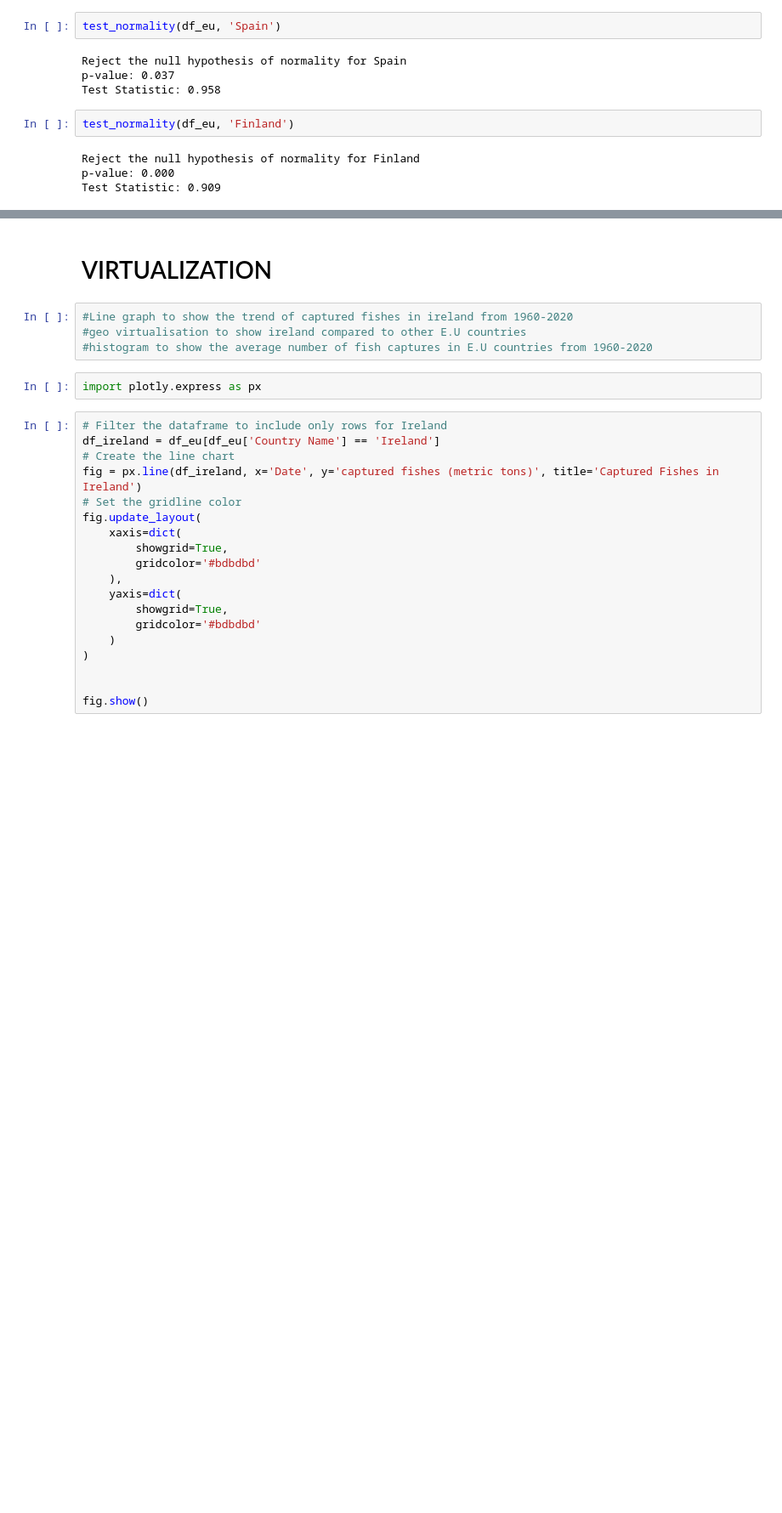
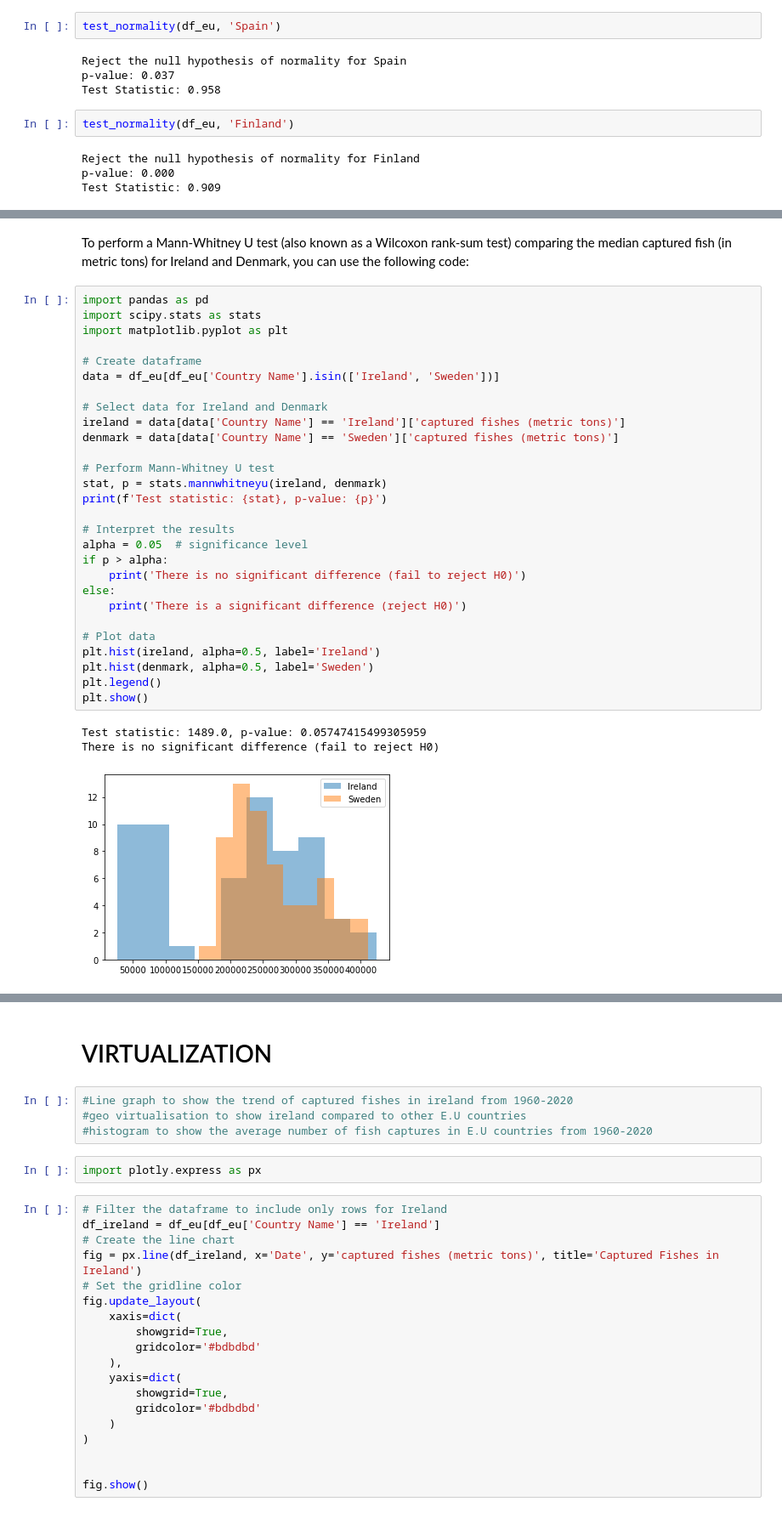
Before and after one commit to obinna345/CA2, a Jupyter notebook: CA__2.ipynb, the cells around one changed output, grey strips where cells are left out. Shown at 85% size. Saved outputs shown, nothing was run; the diff lists cells and outputs as text; blank space fills up the shorter version.

```diff
--- a/CA__2.ipynb
+++ b/CA__2.ipynb
@@ -252,0 +293,34 @@ There is a significant difference (reject H0)
+# %% [markdown]
+To perform a Mann-Whitney U test (also known as a Wilcoxon rank-sum test) comparing the median captured fish (in metric tons) for Ireland and Denmark, you can use the following code:
+# %%
+import pandas as pd
+import scipy.stats as stats
+import matplotlib.pyplot as plt
+
+# Create dataframe
+data = df_eu[df_eu['Country Name'].isin(['Ireland', 'Sweden'])]
+
+# Select data for Ireland and Denmark
+ireland = data[data['Country Name'] == 'Ireland']['captured fishes (metric tons)']
+denmark = data[data['Country Name'] == 'Sweden']['captured fishes (metric tons)']
+
+# Perform Mann-Whitney U test
+stat, p = stats.mannwhitneyu(ireland, denmark)
+print(f'Test statistic: {stat}, p-value: {p}')
+
+# Interpret the results
+alpha = 0.05  # significance level
+if p > alpha:
+    print('There is no significant difference (fail to reject H0)')
+else:
+    print('There is a significant difference (reject H0)')
+
+# Plot data
+plt.hist(ireland, alpha=0.5, label='Ireland')
+plt.hist(denmark, alpha=0.5, label='Sweden')
+plt.legend()
+plt.show()
+# %% [output]
+Test statistic: 1489.0, p-value: 0.05747415499305959
+There is no significant difference (fail to reject H0)
+[figure, added]
```
Also changed, not shown: parts of 22 cells of this notebook.
